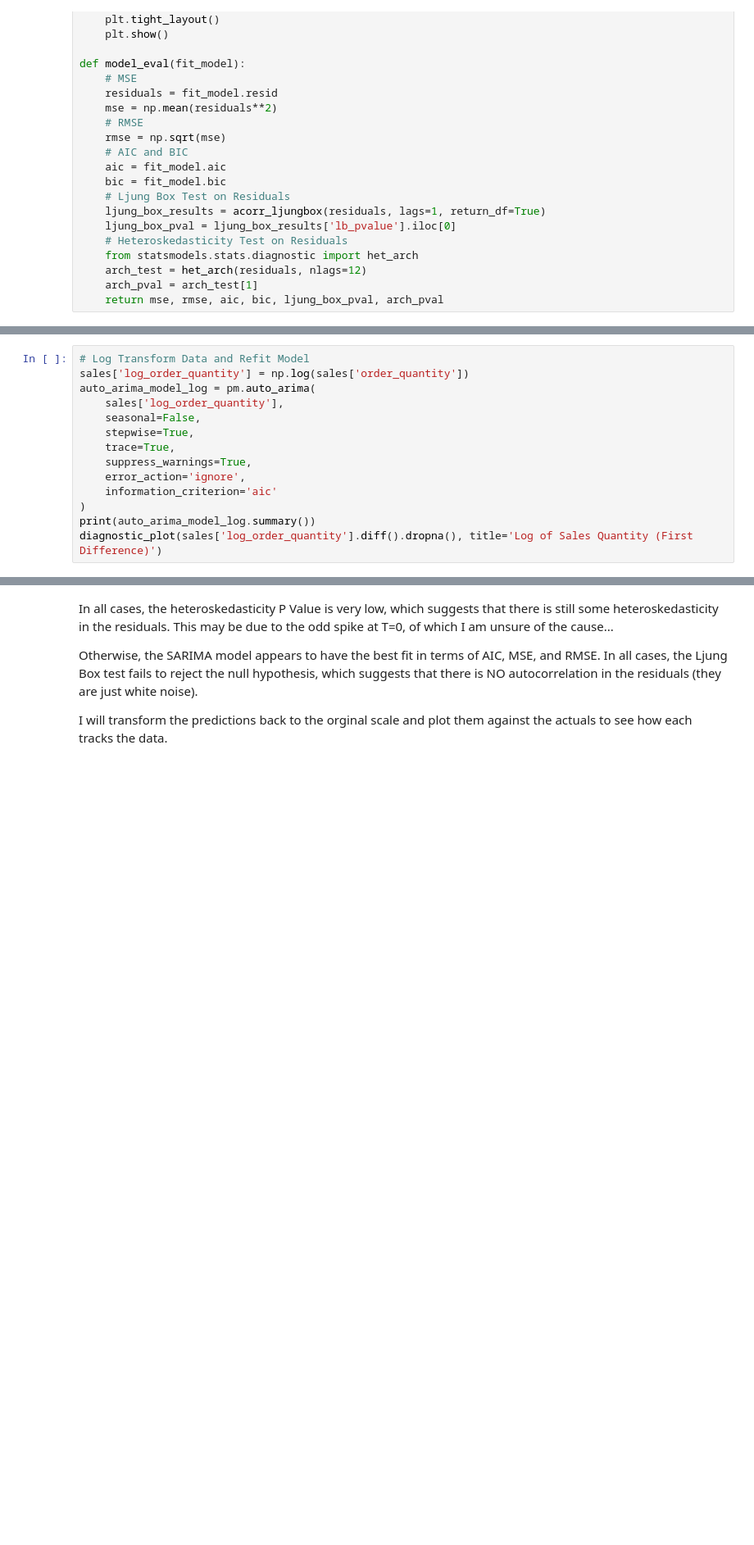
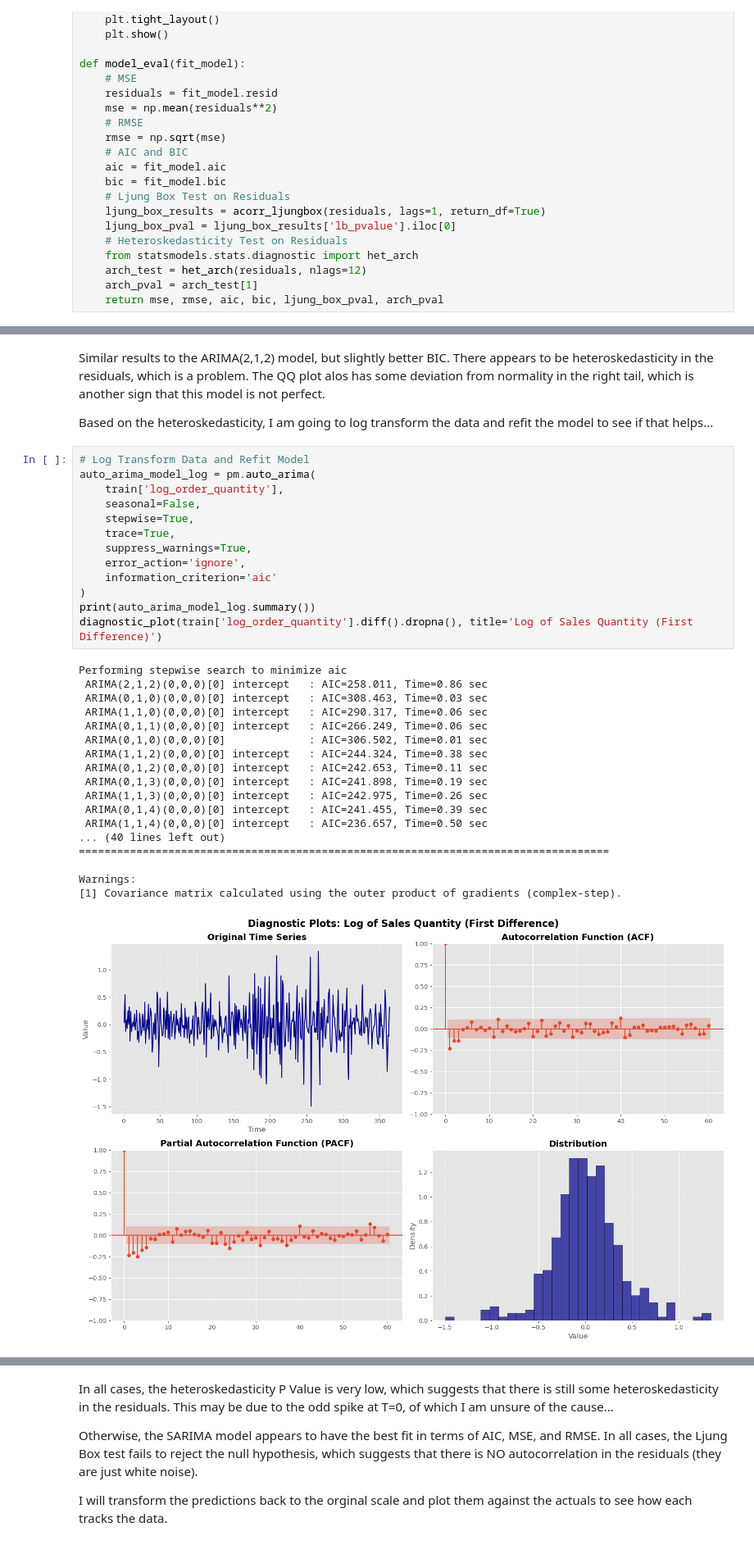
Before and after one commit to andersone17/time_series_hw_2, a Jupyter notebook: time_series_hw_2.ipynb, the cells around one changed output, grey strips where cells are left out. Shown at 82% size. Saved outputs shown, nothing was run; the diff lists cells and outputs as text; blank space fills up the shorter version.

```diff
--- a/time_series_hw_2.ipynb
+++ b/time_series_hw_2.ipynb
@@ -312,15 +456,37 @@ Based on the heteroskedasticity, I am going to log transform the data and refit
+# %% [markdown]
+Similar results to the ARIMA(2,1,2) model, but slightly better BIC. There appears to be heteroskedasticity in the residuals, which is a problem. The QQ plot alos has some deviation from normality in the right tail, which is another sign that this model is not perfect.
+
+Based on the heteroskedasticity, I am going to log transform the data and refit the model to see if that helps...
 # %%
 # Log Transform Data and Refit Model
-sales['log_order_quantity'] = np.log(sales['order_quantity'])
 auto_arima_model_log = pm.auto_arima(
-    sales['log_order_quantity'],
+    train['log_order_quantity'],
     seasonal=False,
     stepwise=True,
     trace=True,
     suppress_warnings=True,
     error_action='ignore',
     information_criterion='aic'
 )
 print(auto_arima_model_log.summary())
-diagnostic_plot(sales['log_order_quantity'].diff().dropna(), title='Log of Sales Quantity (First Difference)')
+diagnostic_plot(train['log_order_quantity'].diff().dropna(), title='Log of Sales Quantity (First Difference)')
+# %% [output]
+Performing stepwise search to minimize aic
+ ARIMA(2,1,2)(0,0,0)[0] intercept   : AIC=258.011, Time=0.86 sec
+ ARIMA(0,1,0)(0,0,0)[0] intercept   : AIC=308.463, Time=0.03 sec
+ ARIMA(1,1,0)(0,0,0)[0] intercept   : AIC=290.317, Time=0.06 sec
+ ARIMA(0,1,1)(0,0,0)[0] intercept   : AIC=266.249, Time=0.06 sec
+ ARIMA(0,1,0)(0,0,0)[0]             : AIC=306.502, Time=0.01 sec
+ ARIMA(1,1,2)(0,0,0)[0] intercept   : AIC=244.324, Time=0.38 sec
+ ARIMA(0,1,2)(0,0,0)[0] intercept   : AIC=242.653, Time=0.11 sec
+ ARIMA(0,1,3)(0,0,0)[0] intercept   : AIC=241.898, Time=0.19 sec
+ ARIMA(1,1,3)(0,0,0)[0] intercept   : AIC=242.975, Time=0.26 sec
+ ARIMA(0,1,4)(0,0,0)[0] intercept   : AIC=241.455, Time=0.39 sec
+ ARIMA(1,1,4)(0,0,0)[0] intercept   : AIC=236.657, Time=0.50 sec
+... (40 lines left out)
+===================================================================================
+
+Warnings:
+[1] Covariance matrix calculated using the outer product of gradients (complex-step).
+[figure, added]
 # %% [markdown]
```
Also changed, not shown: parts of 32 cells of this notebook.
